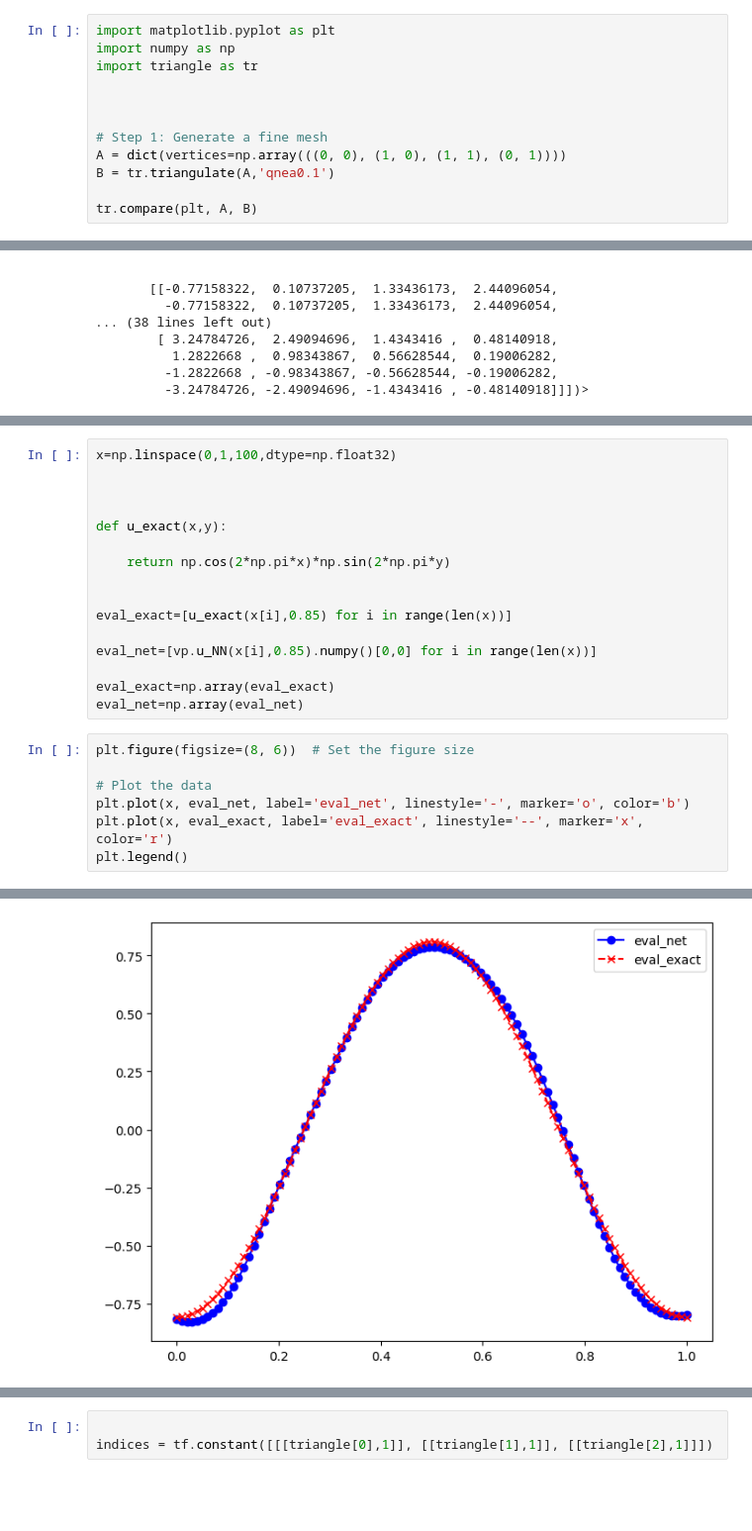
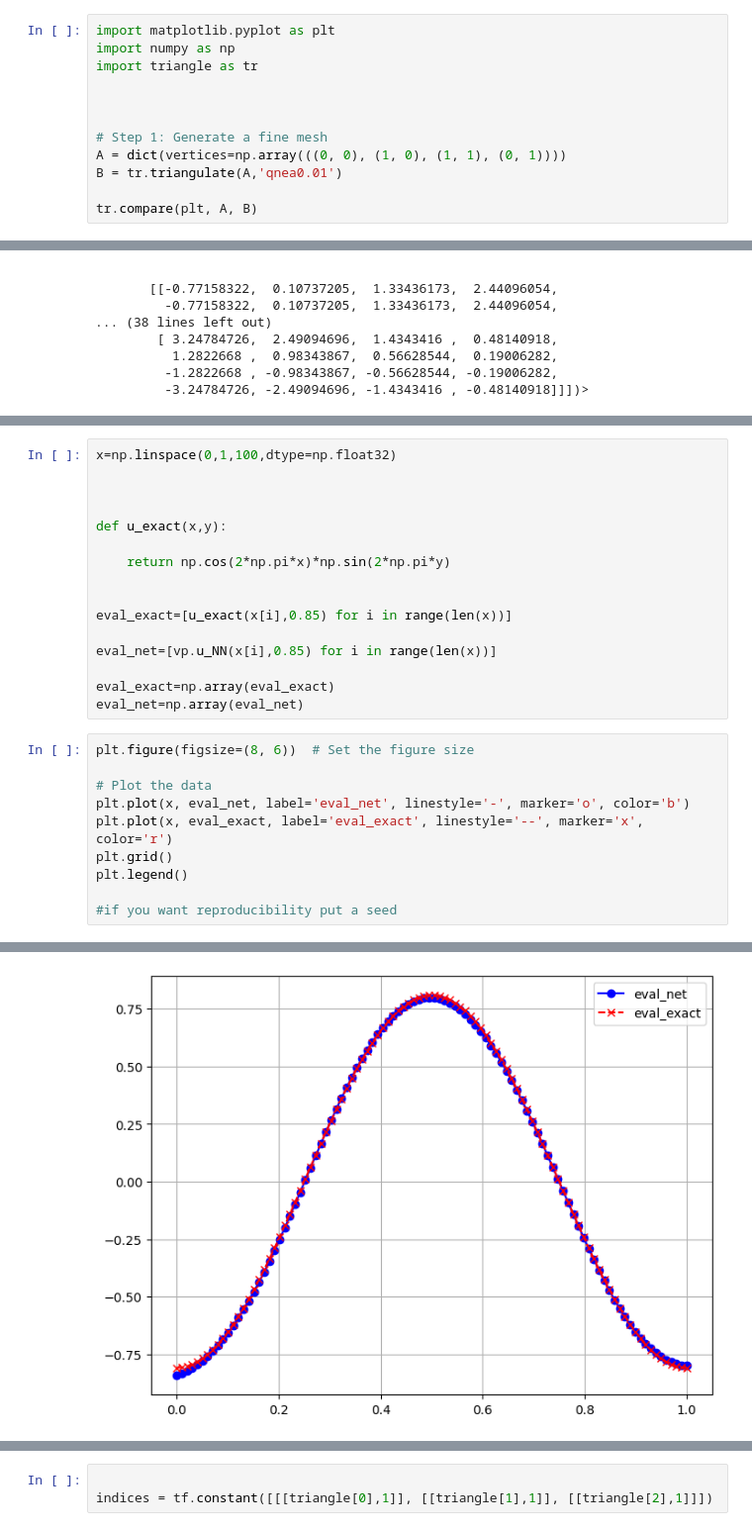
Before and after one commit to jar-evans/IVPINN, a Jupyter notebook: temp_mariano/mesh_final.ipynb, the cells around one changed output, grey strips where cells are left out. Shown: that part at 99% size. Drawn from its saved outputs; the diff is of its cells as text; blank space fills up the shorter version.

```diff
--- a/temp_mariano/mesh_final.ipynb
+++ b/temp_mariano/mesh_final.ipynb
@@ -65,7 +70,7 @@ import triangle as tr
 
 # Step 1: Generate a fine mesh
 A = dict(vertices=np.array(((0, 0), (1, 0), (1, 1), (0, 1))))
-B = tr.triangulate(A,'qnea0.1')
+B = tr.triangulate(A,'qnea0.01')
 
 tr.compare(plt, A, B)
 # %% [output]
@@ -527,17 +539,20 @@ def u_exact(x,y):
 
 eval_exact=[u_exact(x[i],0.85) for i in range(len(x))]
 
-eval_net=[vp.u_NN(x[i],0.85).numpy()[0,0] for i in range(len(x))]
+eval_net=[vp.u_NN(x[i],0.85) for i in range(len(x))]
 
 eval_exact=np.array(eval_exact)
 eval_net=np.array(eval_net)
 # %%
 plt.figure(figsize=(8, 6))  # Set the figure size
 
 # Plot the data
 plt.plot(x, eval_net, label='eval_net', linestyle='-', marker='o', color='b')
 plt.plot(x, eval_exact, label='eval_exact', linestyle='--', marker='x', color='r')
+plt.grid()
 plt.legend()
+
+#if you want reproducibility put a seed
 # %% [output]
 <matplotlib.legend.Legend at 0x...>
-[figure, old version]
+[figure, new version]
```
Also changed, not shown: parts of 23 cells of this notebook, 7 other files.
